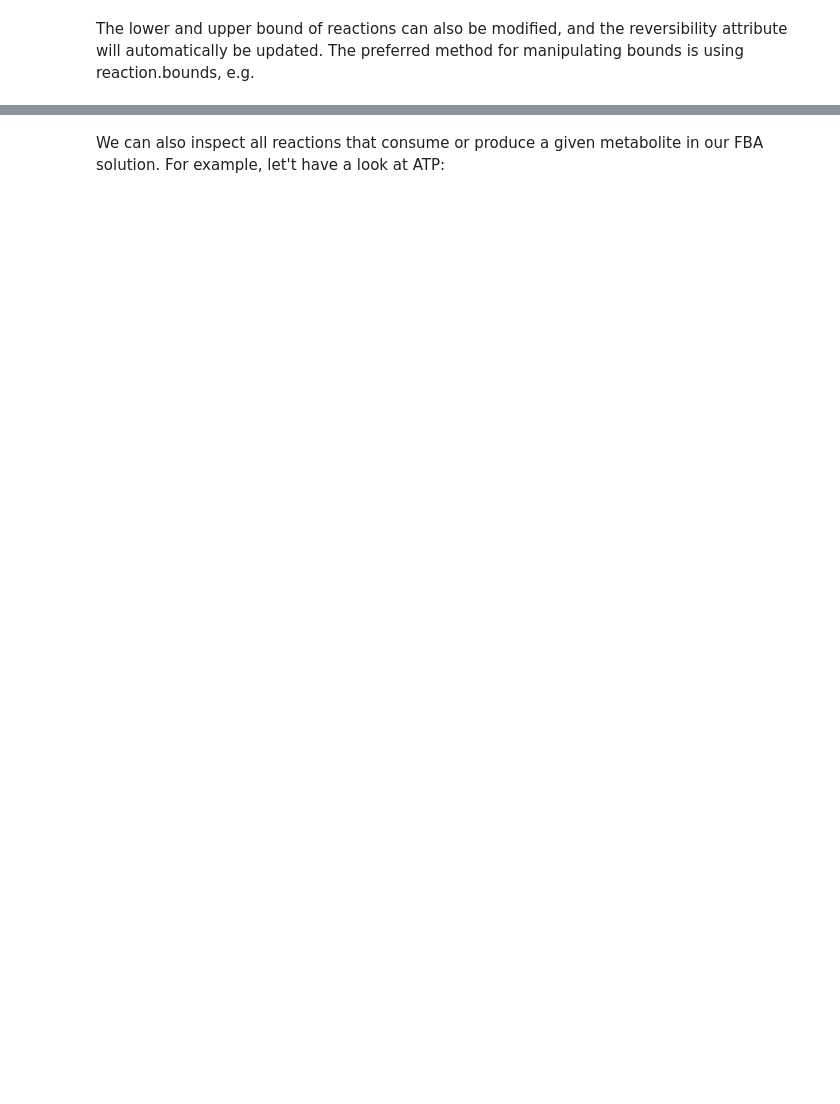
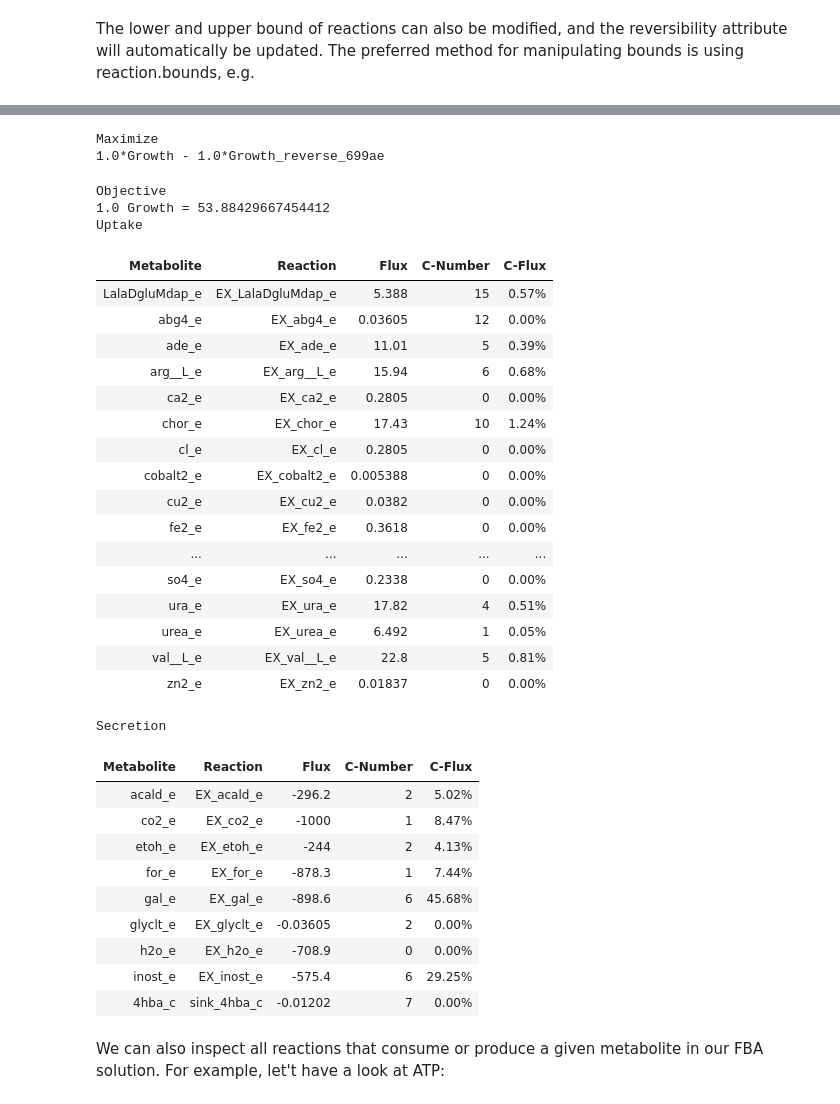
Before and after one commit to zimmermann-kogadeeva-group/Practical_Metabolic_modelling, a Jupyter notebook: Scripts/notebooks/1_fba.ipynb, the cells around one changed output, grey strips where cells are left out. Drawn from its saved outputs; the diff is of its cells as text; code cells hidden in the pictures; blank space fills up the shorter version.

```diff
--- a/Scripts/notebooks/1_fba.ipynb
+++ b/Scripts/notebooks/1_fba.ipynb
@@ -40,7 +33,7 @@ Cobrapy has native support for reading and writing SBML with FBCv3. Please note
 All the bacterial models were previously created using CarveMe (https://github.com/cdanielmachado/carveme) and the algae model using CarveMe and PhotoEukStein (https://www.biorxiv.org/content/10.1101/2023.05.22.541783v1)
 # %%
 ## Read model
-model_algae=cobra.io.read_sbml_model("../../Data/Chaetoceros_gracilis.xml")
-model_halop=cobra.io.read_sbml_model("../../Data/Halopseudomonas.xml")
-model_limno=cobra.io.read_sbml_model("../../Data/Limnobacter_thiooxidans.xml")
-model_yoonia=cobra.io.read_sbml_model("../../Data/Yoonia_vestfoldensis.xml")
+#model_algae=read_sbml_model("/scratch/sbenito/SBV001_Courses/EMBO_MCD2026/Practical_Metabolic_modelling/Data/Chaetoceros_gracilis.xml")
+model_halop=read_sbml_model("/scratch/sbenito/SBV001_Courses/EMBO_MCD2026/Practical_Metabolic_modelling/Data/Halopseudomonas.xml")
+#model_limno=read_sbml_model("/scratch/sbenito/SBV001_Courses/EMBO_MCD2026/Practical_Metabolic_modelling/Data/Limnobacter_thiooxidans.xml")
+#model_yoonia=read_sbml_model("/scratch/sbenito/SBV001_Courses/EMBO_MCD2026/Practical_Metabolic_modelling/Data/Yoonia_vestfoldensis.xml")
@@ -177,3 +162,44 @@ model_yeast.summary()
+# %%
+# Run FBA
+print(model_halop.objective)  #Print the reaction set as objective function by default - normally the biomass reaction
+model_halop.optimize().objective_value #We maximize the objective function reaction - growth rate (1/h)
+
+# Summary methods help visualizing the flux through the extracellular reactions to see what metabolites are being consumed and produced in the model when we maximize for growth
+model_halop.summary()
+# %% [output]
+Maximize
+1.0*Growth - 1.0*Growth_reverse_699ae
+Objective
+1.0 Growth = 53.88429667454412
+Uptake
+| Metabolite | Reaction | Flux | C-Number | C-Flux |
+| LalaDgluMdap_e | EX_LalaDgluMdap_e | 5.388 | 15 | 0.57% |
+| abg4_e | EX_abg4_e | 0.03605 | 12 | 0.00% |
+| ade_e | EX_ade_e | 11.01 | 5 | 0.39% |
+| arg__L_e | EX_arg__L_e | 15.94 | 6 | 0.68% |
+| ca2_e | EX_ca2_e | 0.2805 | 0 | 0.00% |
+| chor_e | EX_chor_e | 17.43 | 10 | 1.24% |
+| cl_e | EX_cl_e | 0.2805 | 0 | 0.00% |
+| cobalt2_e | EX_cobalt2_e | 0.005388 | 0 | 0.00% |
+| cu2_e | EX_cu2_e | 0.0382 | 0 | 0.00% |
+| fe2_e | EX_fe2_e | 0.3618 | 0 | 0.00% |
+| ... | ... | ... | ... | ... |
+| so4_e | EX_so4_e | 0.2338 | 0 | 0.00% |
+| ura_e | EX_ura_e | 17.82 | 4 | 0.51% |
+| urea_e | EX_urea_e | 6.492 | 1 | 0.05% |
+| val__L_e | EX_val__L_e | 22.8 | 5 | 0.81% |
+| zn2_e | EX_zn2_e | 0.01837 | 0 | 0.00% |
+Secretion
+| Metabolite | Reaction | Flux | C-Number | C-Flux |
+| acald_e | EX_acald_e | -296.2 | 2 | 5.02% |
+| co2_e | EX_co2_e | -1000 | 1 | 8.47% |
+| etoh_e | EX_etoh_e | -244 | 2 | 4.13% |
+| for_e | EX_for_e | -878.3 | 1 | 7.44% |
+| gal_e | EX_gal_e | -898.6 | 6 | 45.68% |
+| glyclt_e | EX_glyclt_e | -0.03605 | 2 | 0.00% |
+| h2o_e | EX_h2o_e | -708.9 | 0 | 0.00% |
+| inost_e | EX_inost_e | -575.4 | 6 | 29.25% |
+| 4hba_c | sink_4hba_c | -0.01202 | 7 | 0.00% |
 # %% [markdown]
 We can also inspect all reactions that consume or produce a given metabolite in our FBA solution. For example, let't have a look at ATP:
 # %%
```
Also changed, not shown: parts of 82 cells of this notebook, 1 other file.
